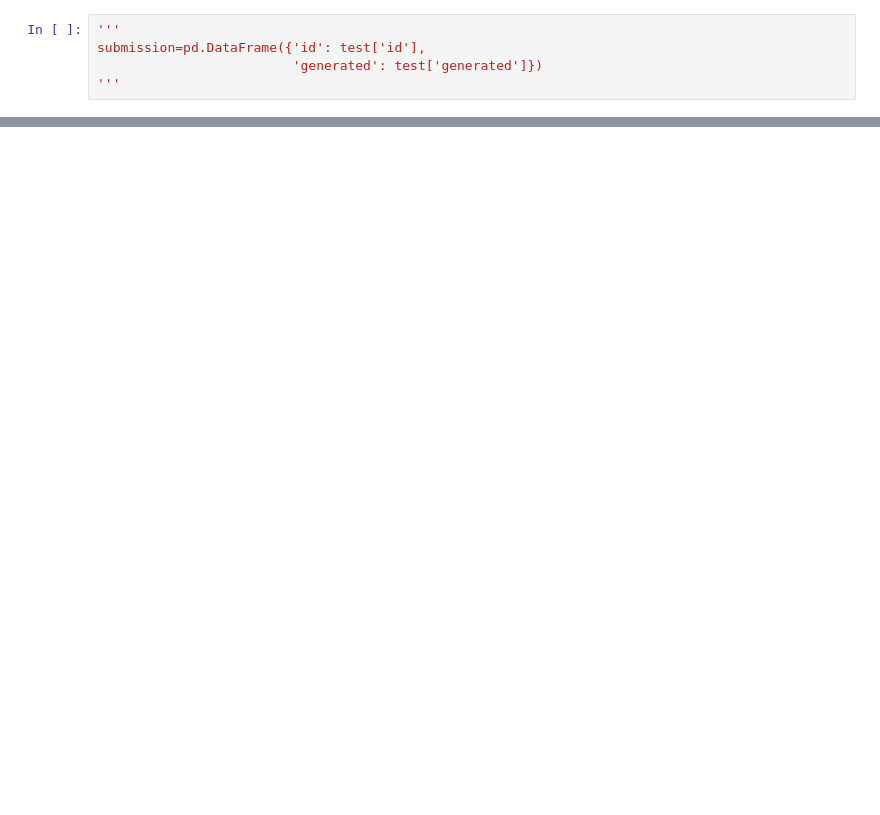
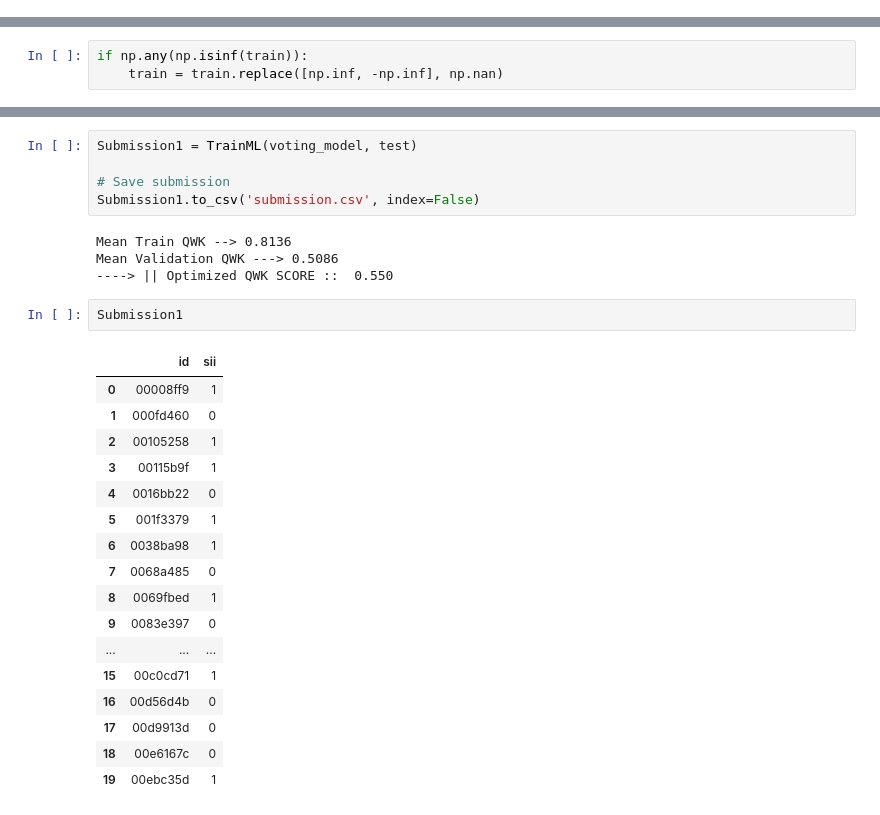
Before and after one commit to said-ml/Kaggle, a Jupyter notebook: competitions/detect-fake-texts.ipynb, the cells around one changed output, grey strips where cells are left out. Drawn from its saved outputs; the diff is of its cells as text; blank space fills up the shorter version.

```diff
--- a/competitions/detect-fake-texts.ipynb
+++ b/competitions/detect-fake-texts.ipynb
@@ -747,5 +0,0 @@ submission csv file take the following format:
-# %%
-'''
-submission=pd.DataFrame({'id': test['id'],
-                         'generated': test['generated']})
-'''
@@ -759,0 +392,3 @@ pd.DataFrame({'id': test['id'],
+# %%
+if np.any(np.isinf(train)):
+    train = train.replace([np.inf, -np.inf], np.nan)
@@ -759,0 +515,29 @@ pd.DataFrame({'id': test['id'],
+# %%
+Submission1 = TrainML(voting_model, test)
+
+# Save submission
+Submission1.to_csv('submission.csv', index=False)
+# %% [output]
+Mean Train QWK --> 0.8136
+Mean Validation QWK ---> 0.5086
+----> || Optimized QWK SCORE ::  0.550
+# %%
+Submission1
+# %% [output]
+|  | id | sii |
+| 0 | 00008ff9 | 1 |
+| 1 | 000fd460 | 0 |
+| 2 | 00105258 | 1 |
+| 3 | 00115b9f | 1 |
+| 4 | 0016bb22 | 0 |
+| 5 | 001f3379 | 1 |
+| 6 | 0038ba98 | 1 |
+| 7 | 0068a485 | 0 |
+| 8 | 0069fbed | 1 |
+| 9 | 0083e397 | 0 |
+| ... | ... | ... |
+| 15 | 00c0cd71 | 1 |
+| 16 | 00d56d4b | 0 |
+| 17 | 00d9913d | 0 |
+| 18 | 00e6167c | 0 |
+| 19 | 00ebc35d | 1 |
```
Also changed, not shown: parts of 58 cells of this notebook.
